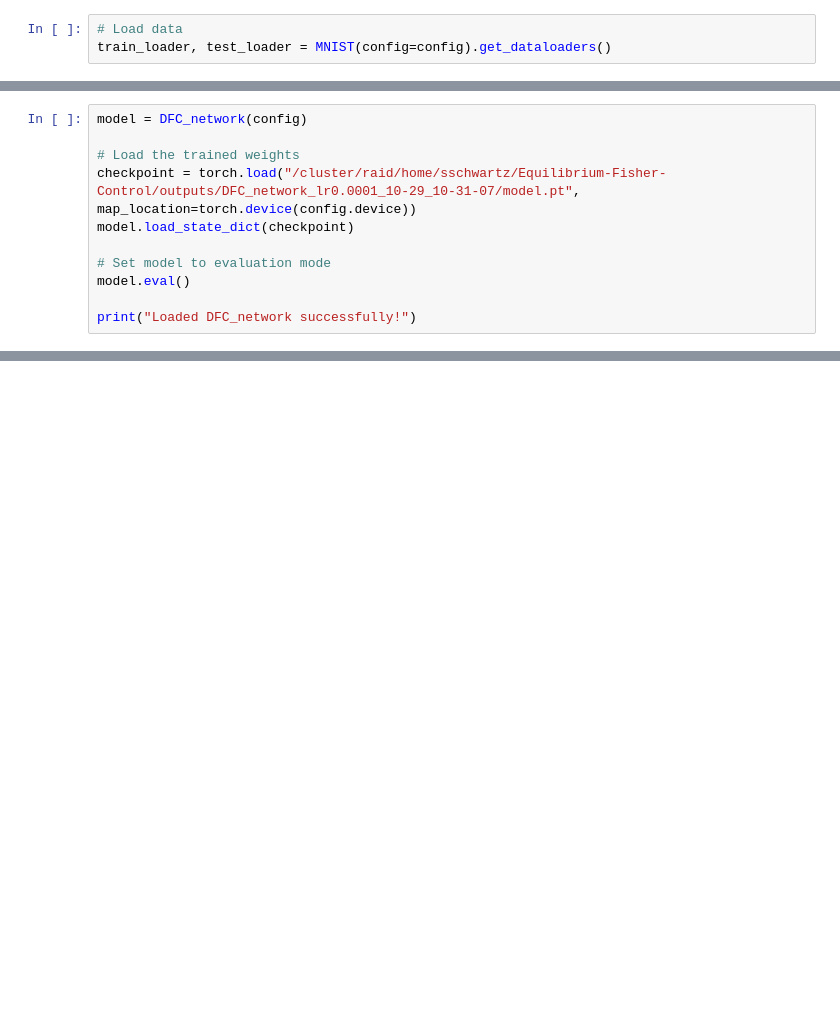
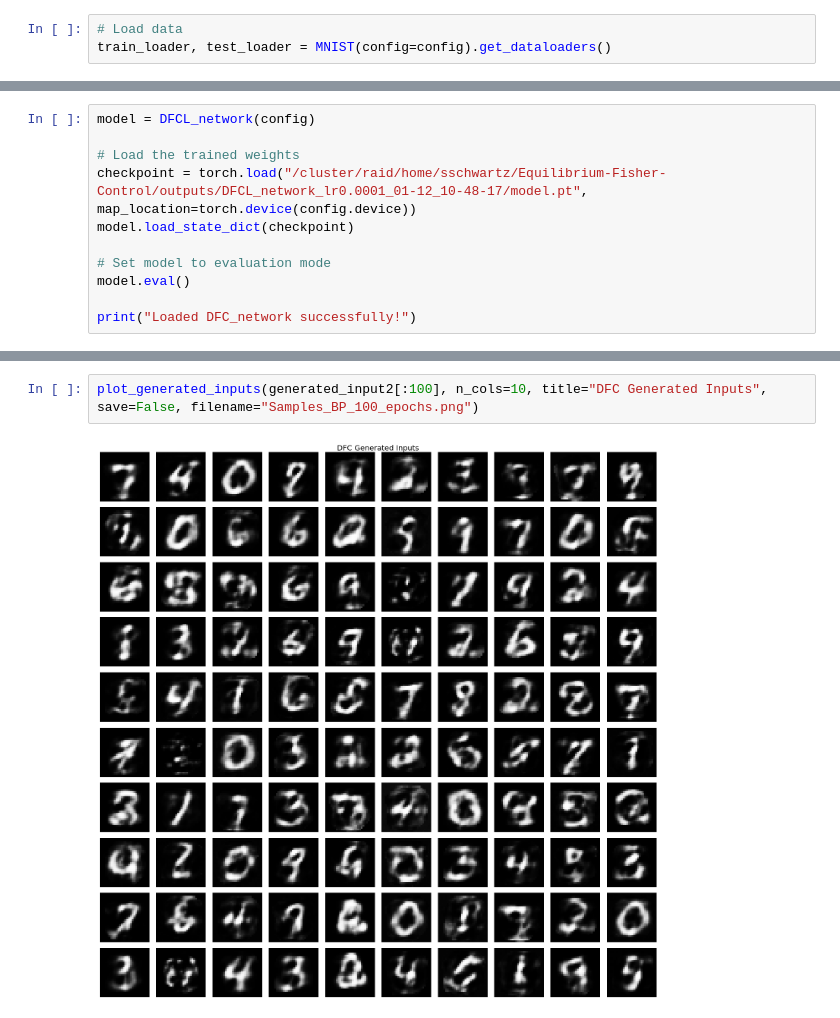
Before and after one commit to s-de-haan/Equilibrium-Fisher-Control, a Jupyter notebook: SampleGen_test.ipynb, the cells around one changed output, grey strips where cells are left out. Cells and saved outputs as stored; diff of their text form; blank space fills up the shorter version.

```diff
--- a/SampleGen_test.ipynb
+++ b/SampleGen_test.ipynb
@@ -78,8 +103,8 @@ Training:
 # %%
-model = DFC_network(config)
+model = DFCL_network(config)
 
 # Load the trained weights
-checkpoint = torch.load("/cluster/raid/home/sschwartz/Equilibrium-Fisher-Control/outputs/DFC_network_lr0.0001_10-29_10-31-07/model.pt", map_location=torch.device(config.device))
+checkpoint = torch.load("/cluster/raid/home/sschwartz/Equilibrium-Fisher-Control/outputs/DFCL_network_lr0.0001_01-12_10-48-17/model.pt", map_location=torch.device(config.device))
 model.load_state_dict(checkpoint)
 
 # Set model to evaluation mode
@@ -585,0 +370,4 @@ x, x_hidden, x_output = visualize_reconstructions(
+# %%
+plot_generated_inputs(generated_input2[:100], n_cols=10, title="DFC Generated Inputs", save=False, filename="Samples_BP_100_epochs.png")
+# %% [output]
+[figure, added]
```
Also changed, not shown: parts of 52 cells of this notebook, 6 other files.
